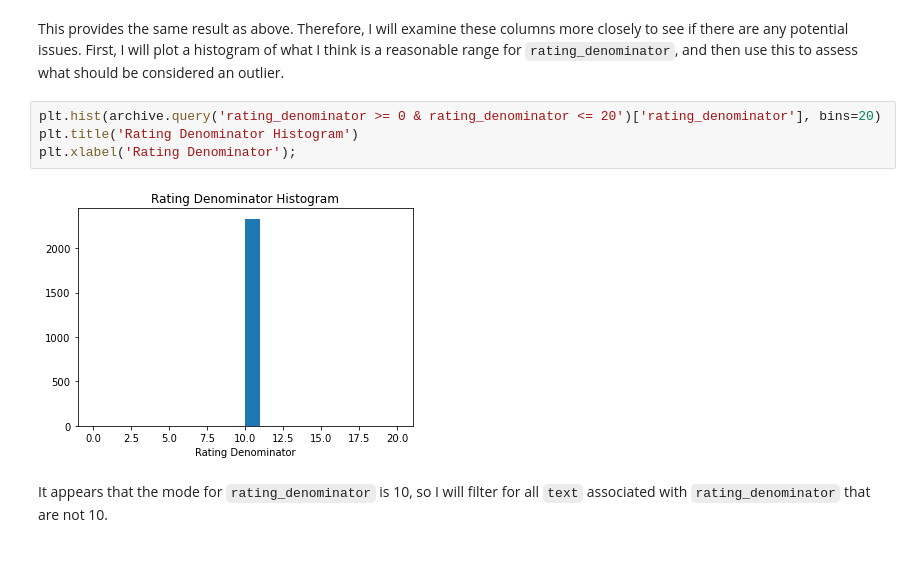
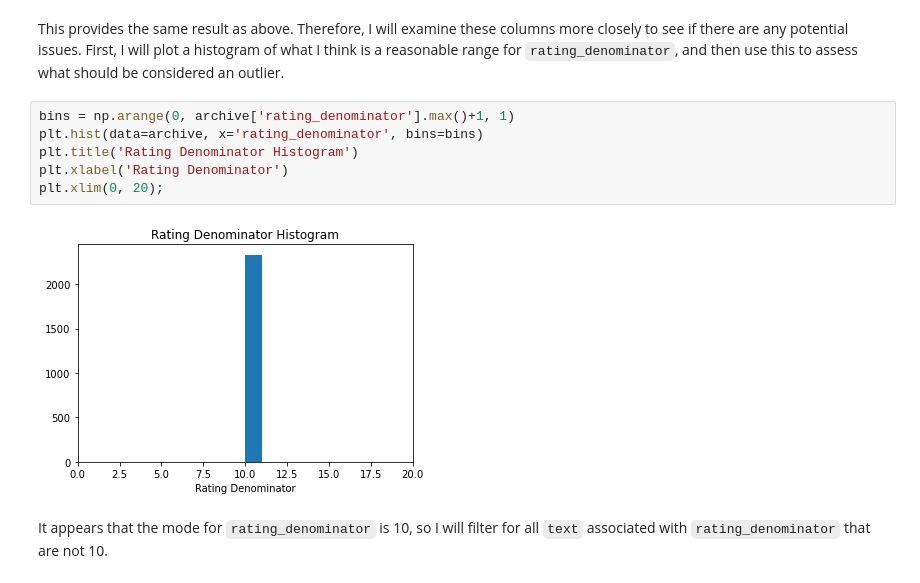
Before and after one commit to evanchen13/weratedogs, a Jupyter notebook: wrangle_act.ipynb, the cells around one changed output. Saved outputs shown, nothing was run; the diff lists cells and outputs as text.

```diff
--- a/wrangle_act.ipynb
+++ b/wrangle_act.ipynb
@@ -248,11 +249,13 @@ archive['text'].str.extract('(\d+)/(\d+)').astype(int).describe()
 # %% [markdown]
 This provides the same result as above. Therefore, I will examine these columns more closely to see if there are any potential issues. First, I will plot a histogram of what I think is a reasonable range for `rating_denominator`, and then use this to assess what should be considered an outlier.
 # %%
-plt.hist(archive.query('rating_denominator >= 0 & rating_denominator <= 20')['rating_denominator'], bins=20)
+bins = np.arange(0, archive['rating_denominator'].max()+1, 1)
+plt.hist(data=archive, x='rating_denominator', bins=bins)
 plt.title('Rating Denominator Histogram')
-plt.xlabel('Rating Denominator');
+plt.xlabel('Rating Denominator')
+plt.xlim(0, 20);
 # %% [output]
-[figure, old version]
+[figure, new version]
 # %% [markdown]
 It appears that the mode for `rating_denominator` is 10, so I will filter for all `text` associated with `rating_denominator` that are not 10.
 # %%
```
Also changed, not shown: parts of 16 cells of this notebook.
